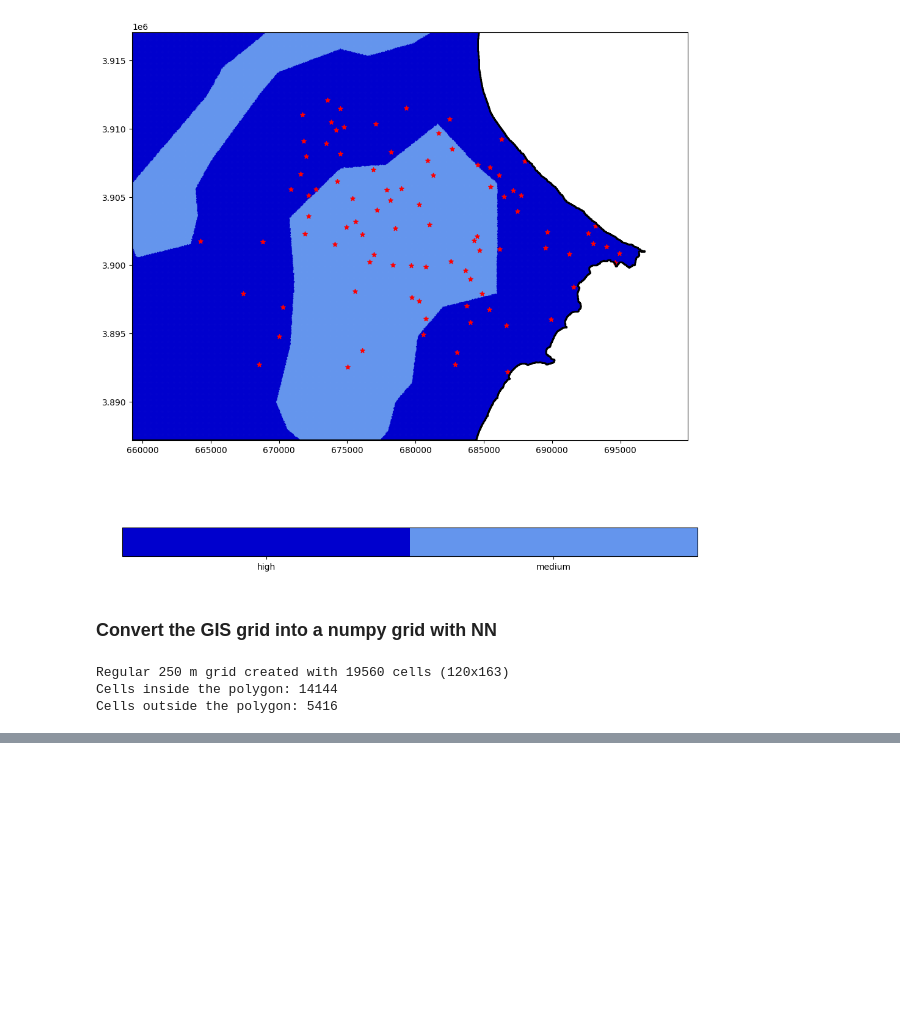
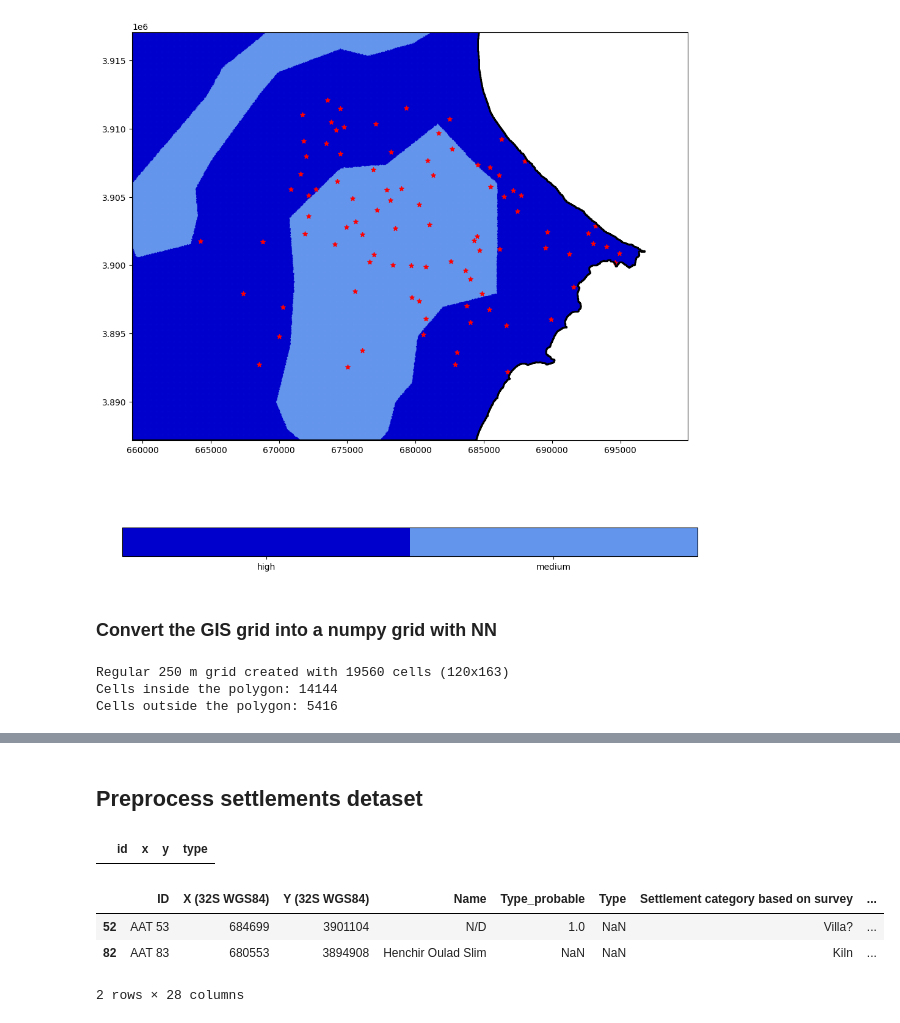
Before and after one commit to AlvaroSH2000/Roman-Chebba-agriculture, a Jupyter notebook: ABM/preprocess.ipynb, the cells around one changed output, grey strips where cells are left out. Cells and saved outputs as stored; diff of their text form; code cells hidden in the pictures; blank space fills up the shorter version.

```diff
--- a/ABM/preprocess.ipynb
+++ b/ABM/preprocess.ipynb
@@ -273,0 +291,30 @@ plt.show()
+# %% [markdown]
+## Preprocess settlements detaset
+# %%
+sites = pd.DataFrame()
+settlements_processed = settlements.copy()
+IDs = settlements_processed['ID']
+ids = []
+x_vals = []
+y_vals = []
+types = []
+
+for i, ID in enumerate(IDs):
+    id_raw = float(ID.split(" ")[1])
+    if id_raw.is_integer():
+        ids.append(int(id_raw))
+        x_vals.append(settlements_processed.iloc[i]['X (32S WGS84)'])
+        y_vals.append(settlements_processed.iloc[i]['Y (32S WGS84)'])
+        types.append(settlements_processed.iloc[i]['Type'])
+
+sites['id'] = ids
+sites['x'] = x_vals
+sites['y'] = y_vals
+sites['type'] = pd.Series(types).replace(np.nan, 0)
+sites.to_csv("input_data/sites.csv", index=False)
+# %% [output]
+|  | id | x | y | type |
+|  | ID | X (32S WGS84) | Y (32S WGS84) | Name | Type_probable | Type | Settlement category based on survey | ... |
+| 52 | AAT 53 | 684699 | 3901104 | N/D | 1.0 | NaN | Villa? | ... |
+| 82 | AAT 83 | 680553 | 3894908 | Henchir Oulad Slim | NaN | NaN | Kiln | ... |
+2 rows × 28 columns
```
Also changed, not shown: parts of 4 cells of this notebook, 7 other files.
